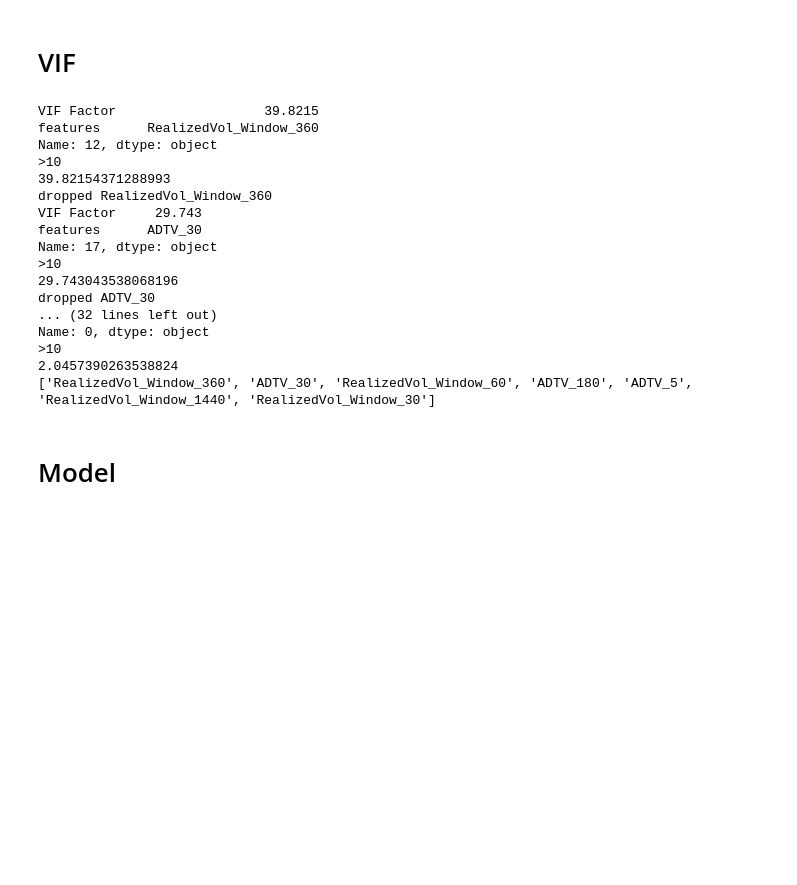
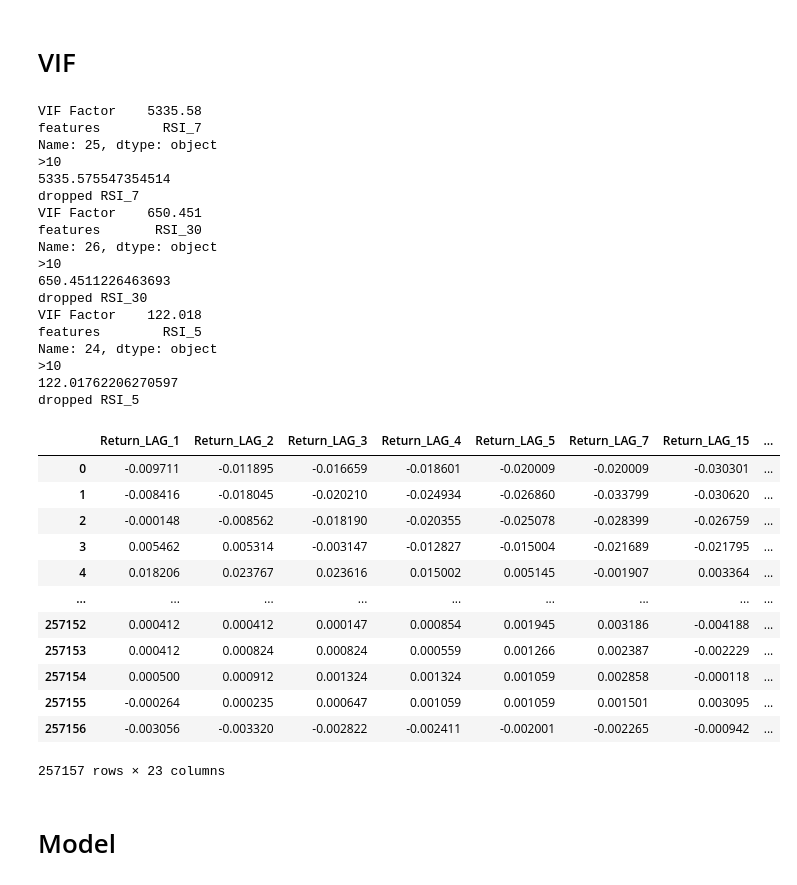
Before and after one commit to edison8ex/LCYY, a Jupyter notebook: Trading/Strat_TradingSignal.ipynb, the cells around one changed output. Cells and saved outputs as stored; diff of their text form; code cells hidden in the pictures; blank space fills up the shorter version.

```diff
--- a/Trading/Strat_TradingSignal.ipynb
+++ b/Trading/Strat_TradingSignal.ipynb
@@ -398,7 +398,7 @@ def Gen_backtesting_data(_ccy:str):
     for data in [_train, _test]:
         # Normalization
         # Return Lag
-        for _lag in [1, 2, 3, 4, 5, 7, 14, 28]:
+        for _lag in [1, 2, 3, 4, 5, 7, 15, 30]:
             data['Return_LAG_{}'.format(_lag)] = (data.Close/data.Close.shift(_lag)-1)
         # Realized Volatility
         for _rv in [15, 30, 60, 180, 360, 720, 1440]:
@@ -407,7 +407,9 @@ def Gen_backtesting_data(_ccy:str):
         # ADTV
         for _adtv in [3, 5, 15, 30, 60, 180, 360, 1440]:
             data['ADTV_{}'.format(_adtv)] = data.Volume.rolling(window=_adtv).mean().shift(1)
-
+        # RSI
+        for _rsi in [3, 5, 7, 15, 30, 60, 180, 360, 1440]:
+            data['RSI_{}'.format(_rsi)] = calRSI(data.Close, _window_length=_rsi, _mode='EWMA')
     return _train, _test
 # %%
 _SOLTrain, _SOLTest = Gen_backtesting_data('SOL')
@@ -432,7 +434,7 @@ def Gen_backtesting_signal_cont(_data:pd.DataFrame):
 #     # ST
 #     _signaldf['SuperTrend'] = _data[['Close', 'ST']].apply(lambda x : -1 if x[0] <= x[1] else 1, axis=1)
     # Return Lag
-    for _lag in [1, 2, 3, 4, 5, 7, 14, 28]:
+    for _lag in [1, 2, 3, 4, 5, 7, 15, 30]:
         _signaldf['Return_LAG_{}'.format(_lag)] = _data['Return_LAG_{}'.format(_lag)]
     # Realized Volatility
     RV_scaled = pd.DataFrame(preprocessing.StandardScaler().fit_transform(_data[_data.columns[['RealizedVol' \
@@ -442,7 +444,12 @@ def Gen_backtesting_signal_cont(_data:pd.DataFrame):
     ADTV_scaled = pd.DataFrame(preprocessing.StandardScaler().fit_transform(_data[_data.columns[['ADTV' \
                       in col for col in _data.columns]]]), columns=_data[_data.columns[['ADTV' in \
                           col for col in _data.columns]]].columns)
-    _signaldf = pd.concat([_signaldf, RV_scaled, ADTV_scaled], axis=1)
+    # RSI
+    RSI_scaled = pd.DataFrame(preprocessing.StandardScaler().fit_transform(_data[_data.columns[['RSI' \
+                      in col for col in _data.columns]]]), columns=_data[_data.columns[['RSI' in \
+                          col for col in _data.columns]]].columns)
+    # concat
+    _signaldf = pd.concat([_signaldf, RV_scaled, ADTV_scaled, RSI_scaled], axis=1)
 #     # EMA Diff
 #     for _ema in [3, 5, 7, 14, 28, 60, 90, 120, 150, 180]:
 #         _signaldf['EMA_{}'.format(_ema)] = _data.Close - _data.Close.ewm(span=_ema).mean()
@@ -504,23 +511,40 @@ while True:
 
 print(dropcindex)
 # %% [output]
-VIF Factor                   39.8215
-features      RealizedVol_Window_360
-Name: 12, dtype: object
+VIF Factor    5335.58
+features        RSI_7
+Name: 25, dtype: object
 >10
-39.82154371288993
-dropped RealizedVol_Window_360
-VIF Factor     29.743
-features      ADTV_30
-Name: 17, dtype: object
+5335.575547354514
+dropped RSI_7
+VIF Factor    650.451
+features       RSI_30
+Name: 26, dtype: object
 >10
-29.743043538068196
-dropped ADTV_30
-... (32 lines left out)
-Name: 0, dtype: object
+650.4511226463693
+dropped RSI_30
+VIF Factor    122.018
+features        RSI_5
+Name: 24, dtype: object
 >10
-2.0457390263538824
-['RealizedVol_Window_360', 'ADTV_30', 'RealizedVol_Window_60', 'ADTV_180', 'ADTV_5', 'RealizedVol_Window_1440', 'RealizedVol_Window_30']
+122.01762206270597
+dropped RSI_5
+# %%
+_trainX_VIF
+# %% [output]
+|  | Return_LAG_1 | Return_LAG_2 | Return_LAG_3 | Return_LAG_4 | Return_LAG_5 | Return_LAG_7 | Return_LAG_15 | ... |
+| 0 | -0.009711 | -0.011895 | -0.016659 | -0.018601 | -0.020009 | -0.020009 | -0.030301 | ... |
+| 1 | -0.008416 | -0.018045 | -0.020210 | -0.024934 | -0.026860 | -0.033799 | -0.030620 | ... |
+| 2 | -0.000148 | -0.008562 | -0.018190 | -0.020355 | -0.025078 | -0.028399 | -0.026759 | ... |
+| 3 | 0.005462 | 0.005314 | -0.003147 | -0.012827 | -0.015004 | -0.021689 | -0.021795 | ... |
+| 4 | 0.018206 | 0.023767 | 0.023616 | 0.015002 | 0.005145 | -0.001907 | 0.003364 | ... |
+| ... | ... | ... | ... | ... | ... | ... | ... | ... |
+| 257152 | 0.000412 | 0.000412 | 0.000147 | 0.000854 | 0.001945 | 0.003186 | -0.004188 | ... |
+| 257153 | 0.000412 | 0.000824 | 0.000824 | 0.000559 | 0.001266 | 0.002387 | -0.002229 | ... |
+| 257154 | 0.000500 | 0.000912 | 0.001324 | 0.001324 | 0.001059 | 0.002858 | -0.000118 | ... |
+| 257155 | -0.000264 | 0.000235 | 0.000647 | 0.001059 | 0.001059 | 0.001501 | 0.003095 | ... |
+| 257156 | -0.003056 | -0.003320 | -0.002822 | -0.002411 | -0.002001 | -0.002265 | -0.000942 | ... |
+257157 rows × 23 columns
 # %% [markdown]
 # Model
 # %%
```
Also changed, not shown: parts of 2 cells of this notebook.
